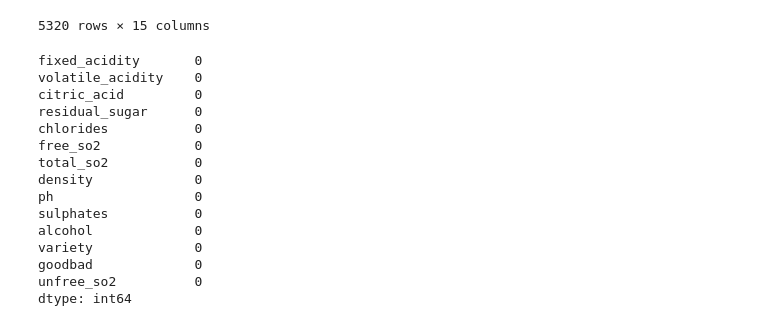
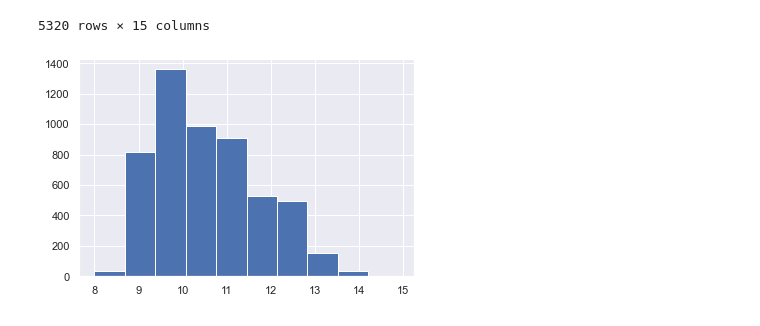
Before and after one commit to willstith/project3, a Jupyter notebook: project3_modeling.ipynb, the cells around one changed output. Cells and saved outputs as stored; diff of their text form; code cells hidden in the pictures.

```diff
--- a/project3_modeling.ipynb
+++ b/project3_modeling.ipynb
@@ -45,18 +40,0 @@ df_wines = df_wines.drop(['quality'], axis = 1)
-# %%
-df_wines.isna().sum()
-# %% [output]
-fixed_acidity       0
-volatile_acidity    0
-citric_acid         0
-residual_sugar      0
-chlorides           0
-free_so2            0
-total_so2           0
-density             0
-ph                  0
-sulphates           0
-alcohol             0
-variety             0
-goodbad             0
-unfree_so2          0
-dtype: int64
@@ -62,0 +44,9 @@ dtype: int64
+# %%
+#some checks that data is clean and normal-looking
+df_wines.isna().sum()
+df_wines.fixed_acidity.describe()
+df_wines.density.describe()
+df_wines.alcohol.describe()
+plt.hist(df_wines['alcohol']);
+# %% [output]
+[figure, added]
```
Also changed, not shown: parts of 21 cells of this notebook, 14 other files.
